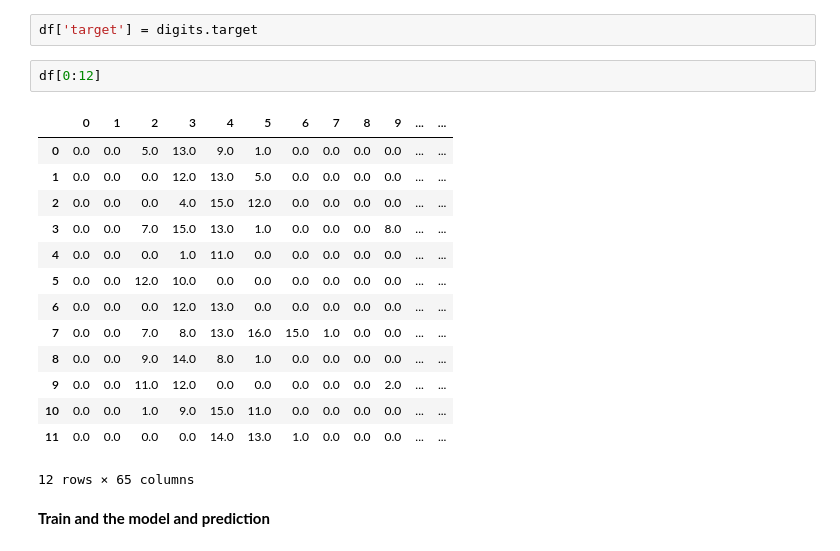
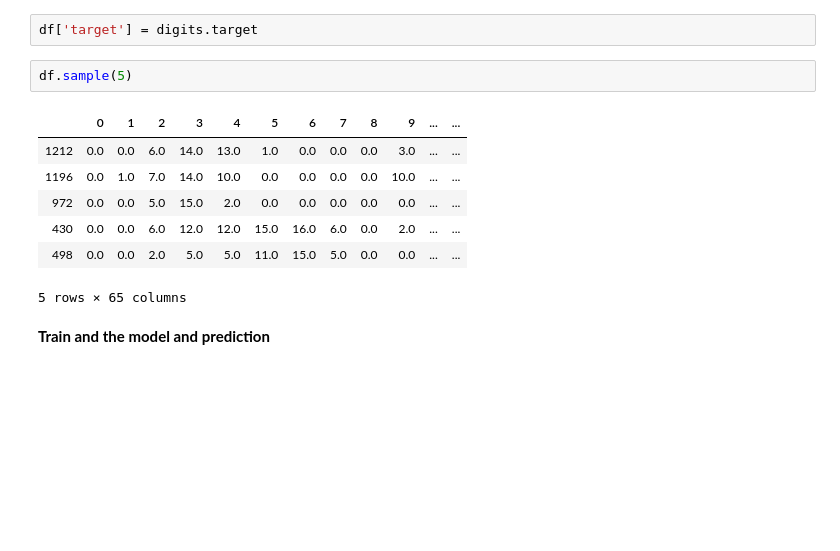
Before and after one commit to rhtm123/DataScience, a Jupyter notebook: 3.4_Classification_Random_Forest.ipynb, the cells around one changed output. Drawn from its saved outputs; the diff is of its cells as text; blank space fills up the shorter version.

```diff
--- a/3.4_Classification_Random_Forest.ipynb
+++ b/3.4_Classification_Random_Forest.ipynb
@@ -36,23 +38,16 @@ df.head()
 5 rows × 64 columns
 # %%
 df['target'] = digits.target
-# %%
-df[0:12]
-# %% [output]
-|  | 0 | 1 | 2 | 3 | 4 | 5 | 6 | 7 | 8 | 9 | ... | ... |
-| 0 | 0.0 | 0.0 | 5.0 | 13.0 | 9.0 | 1.0 | 0.0 | 0.0 | 0.0 | 0.0 | ... | ... |
-| 1 | 0.0 | 0.0 | 0.0 | 12.0 | 13.0 | 5.0 | 0.0 | 0.0 | 0.0 | 0.0 | ... | ... |
-| 2 | 0.0 | 0.0 | 0.0 | 4.0 | 15.0 | 12.0 | 0.0 | 0.0 | 0.0 | 0.0 | ... | ... |
-| 3 | 0.0 | 0.0 | 7.0 | 15.0 | 13.0 | 1.0 | 0.0 | 0.0 | 0.0 | 8.0 | ... | ... |
-| 4 | 0.0 | 0.0 | 0.0 | 1.0 | 11.0 | 0.0 | 0.0 | 0.0 | 0.0 | 0.0 | ... | ... |
-| 5 | 0.0 | 0.0 | 12.0 | 10.0 | 0.0 | 0.0 | 0.0 | 0.0 | 0.0 | 0.0 | ... | ... |
-| 6 | 0.0 | 0.0 | 0.0 | 12.0 | 13.0 | 0.0 | 0.0 | 0.0 | 0.0 | 0.0 | ... | ... |
-| 7 | 0.0 | 0.0 | 7.0 | 8.0 | 13.0 | 16.0 | 15.0 | 1.0 | 0.0 | 0.0 | ... | ... |
-| 8 | 0.0 | 0.0 | 9.0 | 14.0 | 8.0 | 1.0 | 0.0 | 0.0 | 0.0 | 0.0 | ... | ... |
-| 9 | 0.0 | 0.0 | 11.0 | 12.0 | 0.0 | 0.0 | 0.0 | 0.0 | 0.0 | 2.0 | ... | ... |
-| 10 | 0.0 | 0.0 | 1.0 | 9.0 | 15.0 | 11.0 | 0.0 | 0.0 | 0.0 | 0.0 | ... | ... |
-| 11 | 0.0 | 0.0 | 0.0 | 0.0 | 14.0 | 13.0 | 1.0 | 0.0 | 0.0 | 0.0 | ... | ... |
-12 rows × 65 columns
+# %%
+df.sample(5)
+# %% [output]
+|  | 0 | 1 | 2 | 3 | 4 | 5 | 6 | 7 | 8 | 9 | ... | ... |
+| 1212 | 0.0 | 0.0 | 6.0 | 14.0 | 13.0 | 1.0 | 0.0 | 0.0 | 0.0 | 3.0 | ... | ... |
+| 1196 | 0.0 | 1.0 | 7.0 | 14.0 | 10.0 | 0.0 | 0.0 | 0.0 | 0.0 | 10.0 | ... | ... |
+| 972 | 0.0 | 0.0 | 5.0 | 15.0 | 2.0 | 0.0 | 0.0 | 0.0 | 0.0 | 0.0 | ... | ... |
+| 430 | 0.0 | 0.0 | 6.0 | 12.0 | 12.0 | 15.0 | 16.0 | 6.0 | 0.0 | 2.0 | ... | ... |
+| 498 | 0.0 | 0.0 | 2.0 | 5.0 | 5.0 | 11.0 | 15.0 | 5.0 | 0.0 | 0.0 | ... | ... |
+5 rows × 65 columns
 # %% [markdown]
 **Train and the model and prediction**
 # %%
```
Also changed, not shown: parts of 6 cells of this notebook, 4 other files.
